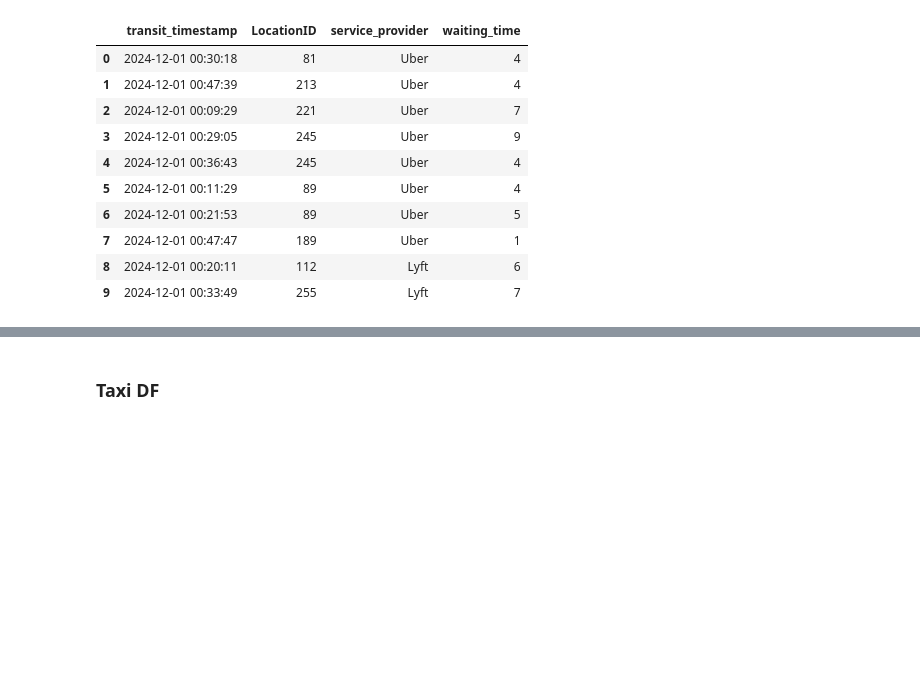
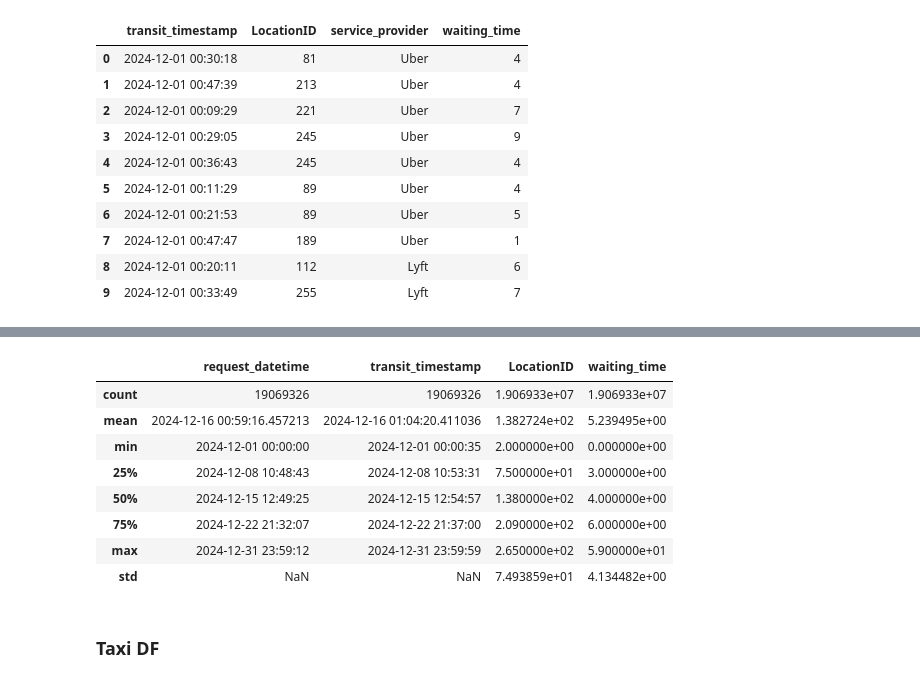
Before and after one commit to ikml-bsrn/NYC_Transportation_Demand, a Jupyter notebook: notebooks/explore_fhv_taxi.ipynb, the cells around one changed output, grey strips where cells are left out. Cells and saved outputs as stored; diff of their text form; code cells hidden in the pictures; blank space fills up the shorter version.

```diff
--- a/notebooks/explore_fhv_taxi.ipynb
+++ b/notebooks/explore_fhv_taxi.ipynb
@@ -149,3 +165,17 @@ fhv_trip_df.head(10)
+# %%
+fhv_trip_df = fhv_trip_df[fhv_trip_df['waiting_time'] >=0]
+
+fhv_trip_df.describe()
+# %% [output]
+|  | request_datetime | transit_timestamp | LocationID | waiting_time |
+| count | 19069326 | 19069326 | 1.906933e+07 | 1.906933e+07 |
+| mean | 2024-12-16 00:59:16.457213 | 2024-12-16 01:04:20.411036 | 1.382724e+02 | 5.239495e+00 |
+| min | 2024-12-01 00:00:00 | 2024-12-01 00:00:35 | 2.000000e+00 | 0.000000e+00 |
+| 25% | 2024-12-08 10:48:43 | 2024-12-08 10:53:31 | 7.500000e+01 | 3.000000e+00 |
+| 50% | 2024-12-15 12:49:25 | 2024-12-15 12:54:57 | 1.380000e+02 | 4.000000e+00 |
+| 75% | 2024-12-22 21:32:07 | 2024-12-22 21:37:00 | 2.090000e+02 | 6.000000e+00 |
+| max | 2024-12-31 23:59:12 | 2024-12-31 23:59:59 | 2.650000e+02 | 5.900000e+01 |
+| std | NaN | NaN | 7.493859e+01 | 4.134482e+00 |
 # %% [markdown]
 ### Taxi DF
 # %%
```
Also changed, not shown: parts of 5 cells of this notebook, 7 other files.
